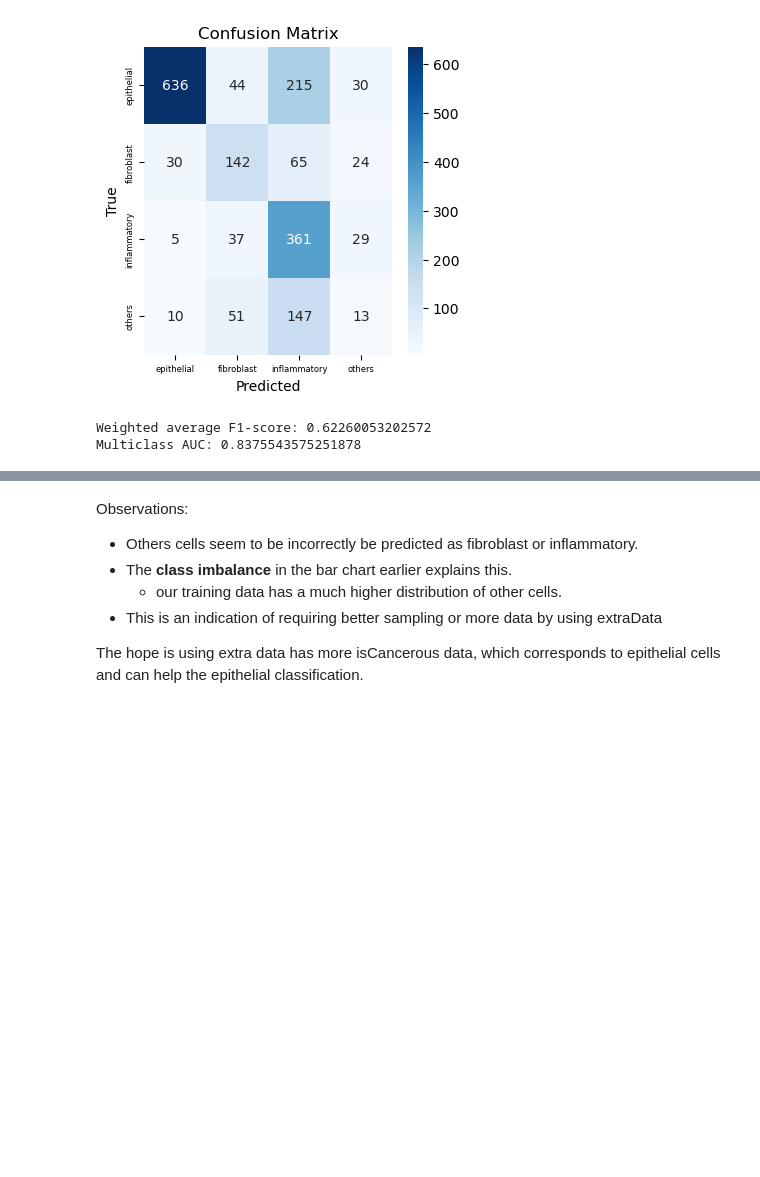
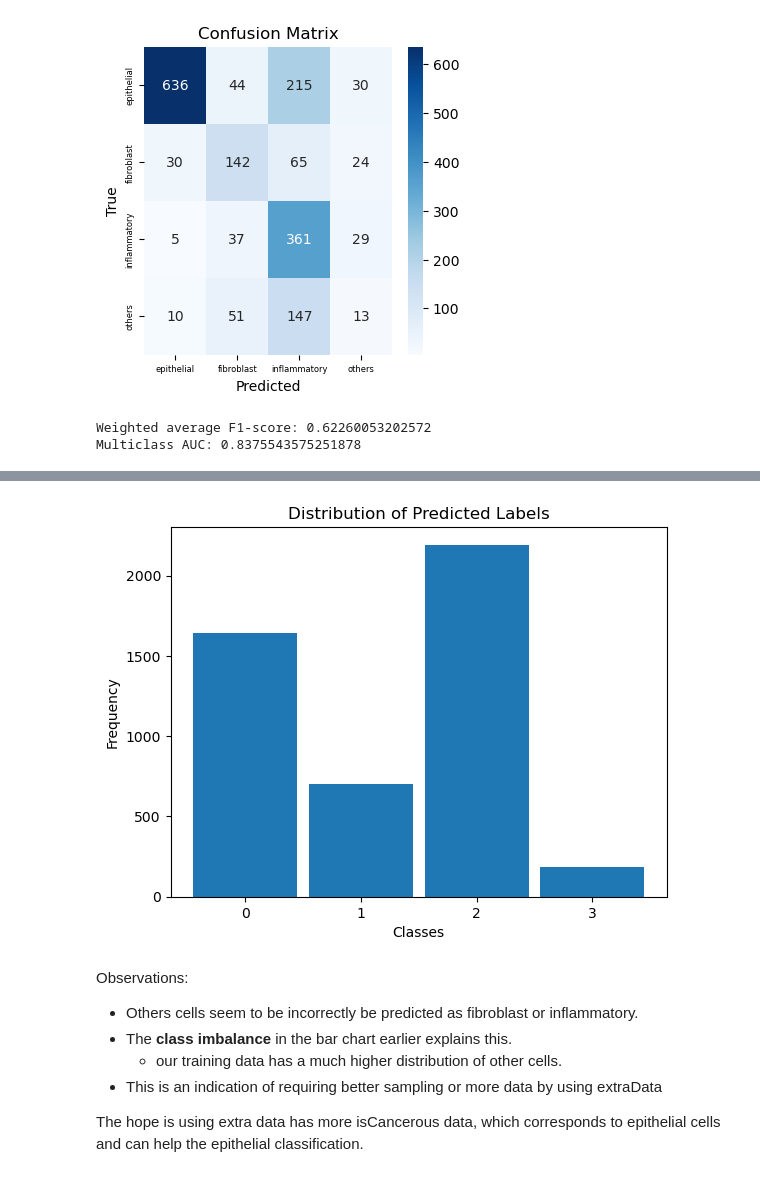
Before and after one commit to Keen2Kode/Machine-Learning, a Jupyter notebook: assignment_2.ipynb, the cells around one changed output, grey strips where cells are left out. Saved outputs shown, nothing was run; the diff lists cells and outputs as text; code cells hidden in the pictures; blank space fills up the shorter version.

```diff
--- a/assignment_2.ipynb
+++ b/assignment_2.ipynb
@@ -374,21 +416,22 @@ shuffle allows us to plot metrics by consistent prediction on the model
 extra_data_only allows us to change the dataset for training for isCancerous accuracy. If we need to pretrain for cellType, we should only use extra_data to avoid data leakage.
 # %%
 
-def generator(batch_size, y_col, shuffle=True, extra_data_only=False):
+def generator(batch_size, y_col, shuffle=True, extra_data_only=False, oversampler=None):
     # depending on the task, we specify how to classify, as well as what data to pass in
     if y_col == 'isCancerous':
         class_mode = 'binary'
         gen_train_data = train_extra if extra_data_only else train_full_data
         gen_val_data = val_extra if extra_data_only else val_full_data
         gen_test_data = test_extra if extra_data_only else test_full_data
-        print('y_col for generator is cancerous')
+
+        if oversampler:
+            gen_train_data = oversampler(gen_train_data)
     elif y_col == 'cellTypeName' or y_col == 'cellType':
         # Keras will handle one-hot encoding for us
         class_mode = 'sparse'
         gen_train_data = train_main
         gen_val_data = val_main
         gen_test_data = test_main
-        print('y_col for generator is cell type')
 
 
     train_datagen = ImageDataGenerator(
@@ -496,12 +539,12 @@ def softmax_CNN(y_col, input_shape, optimizer, fully_connected_units, dropout, d
     model.add(Conv2D(filters=48, kernel_size=(3, 3), activation='relu'))
     # Max Pooling Layer 4 (2x2)
     model.add(MaxPooling2D(pool_size=(2, 2)))
-    # flatten H X W x Channels to 1D
+    # # flatten H X W x Channels to 1D
     model.add(Flatten())
     # Fully Connected Layer 5 (5x5x48x512)
     model.add(Dense(units=fully_connected_units, activation='relu'))
     model.add(Dropout(dropout))
-    if not dropLastLayer:
+    if dropLastLayer:
         # Fully Connected Layer 6 (1x1x512x512)
         model.add(Dense(units=fully_connected_units, activation='relu'))
         model.add(Dropout(dropout))
@@ -536,13 +579,13 @@ def train_val_accuracy(history):
     plt.legend(['train', 'val'], loc='upper left')
     plt.show()
 
-def plot_metrics(generator, model):
+def plot_metrics(generator, model, y_col):
     # Get the labels in the order they were fed to the model
     class_indices = generator.class_indices
     categories = [k for k, _ in sorted(class_indices.items(), key=lambda item: item[1])]
 
     pred_probs = model.predict(generator)
-    pred_labels = np.argmax(pred_probs, axis=1)
+    pred_labels = np.round(pred_probs) if y_col == 'isCancerous' else np.argmax(pred_probs, axis=1)
     true_labels = generator.classes
 
     # Plot the confusion matrix
@@ -651,3 +694,13 @@ Multiclass AUC: 0.899236902277453
 [figure]
 Weighted average F1-score: 0.62260053202572
 Multiclass AUC: 0.8375543575251878
+# %%
+pred_probs = improved_CNN.predict(val_generator)
+pred_labels = np.argmax(pred_probs, axis=1)
+plt.hist(pred_labels, bins=np.arange(pred_probs.shape[1] + 1) - 0.5, rwidth=0.9)
+plt.xlabel('Classes')
+plt.ylabel('Frequency')
+plt.title('Distribution of Predicted Labels')
+plt.xticks(np.unique(pred_labels))
+plt.show()
+# %% [output]
@@ -654,3 +708,4 @@ Multiclass AUC: 0.8375543575251878
+[figure, added]
 # %% [markdown]
 Observations:
 - Others cells seem to be incorrectly be predicted as fibroblast or inflammatory.
```
Also changed, not shown: parts of 15 cells of this notebook.
